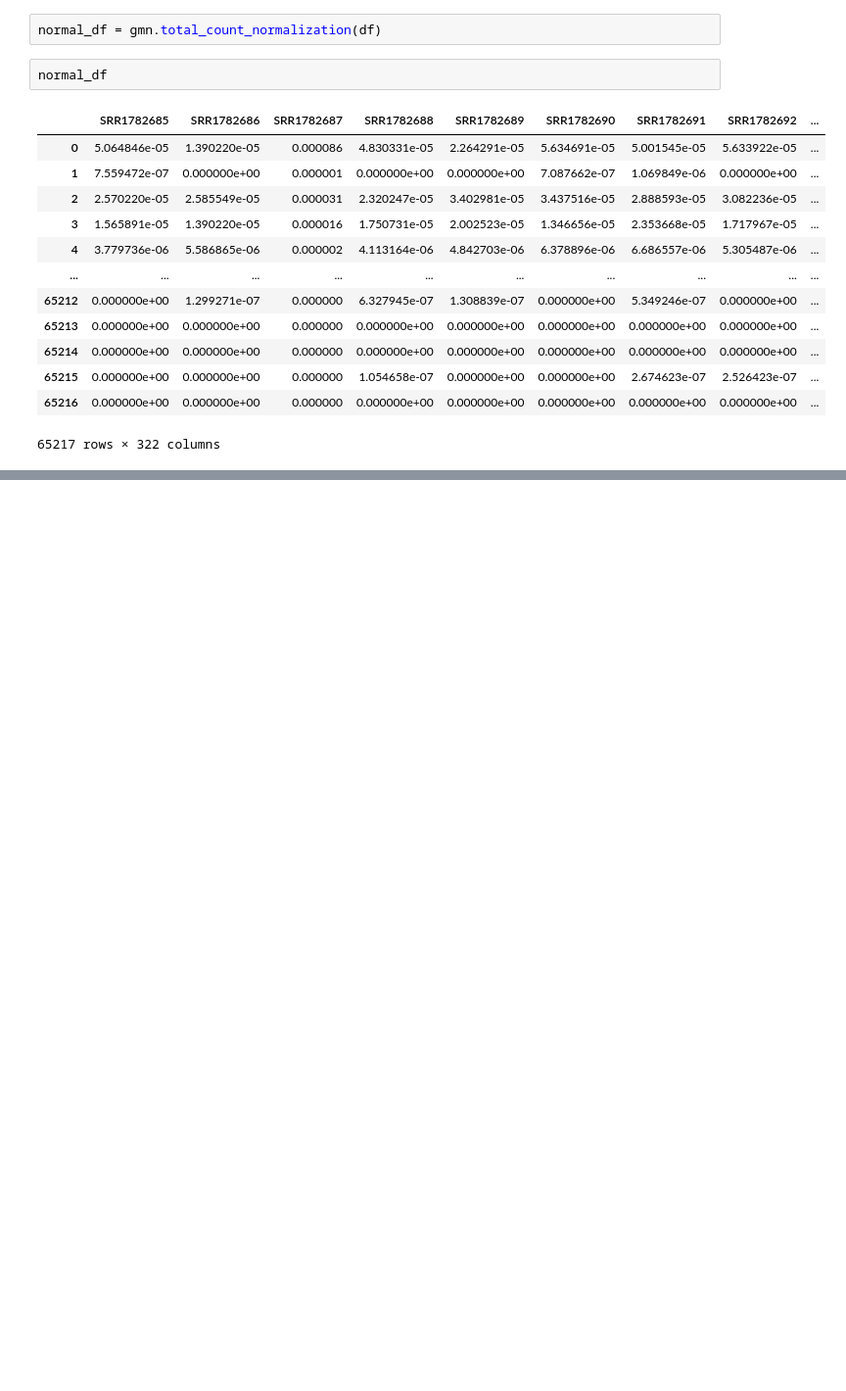
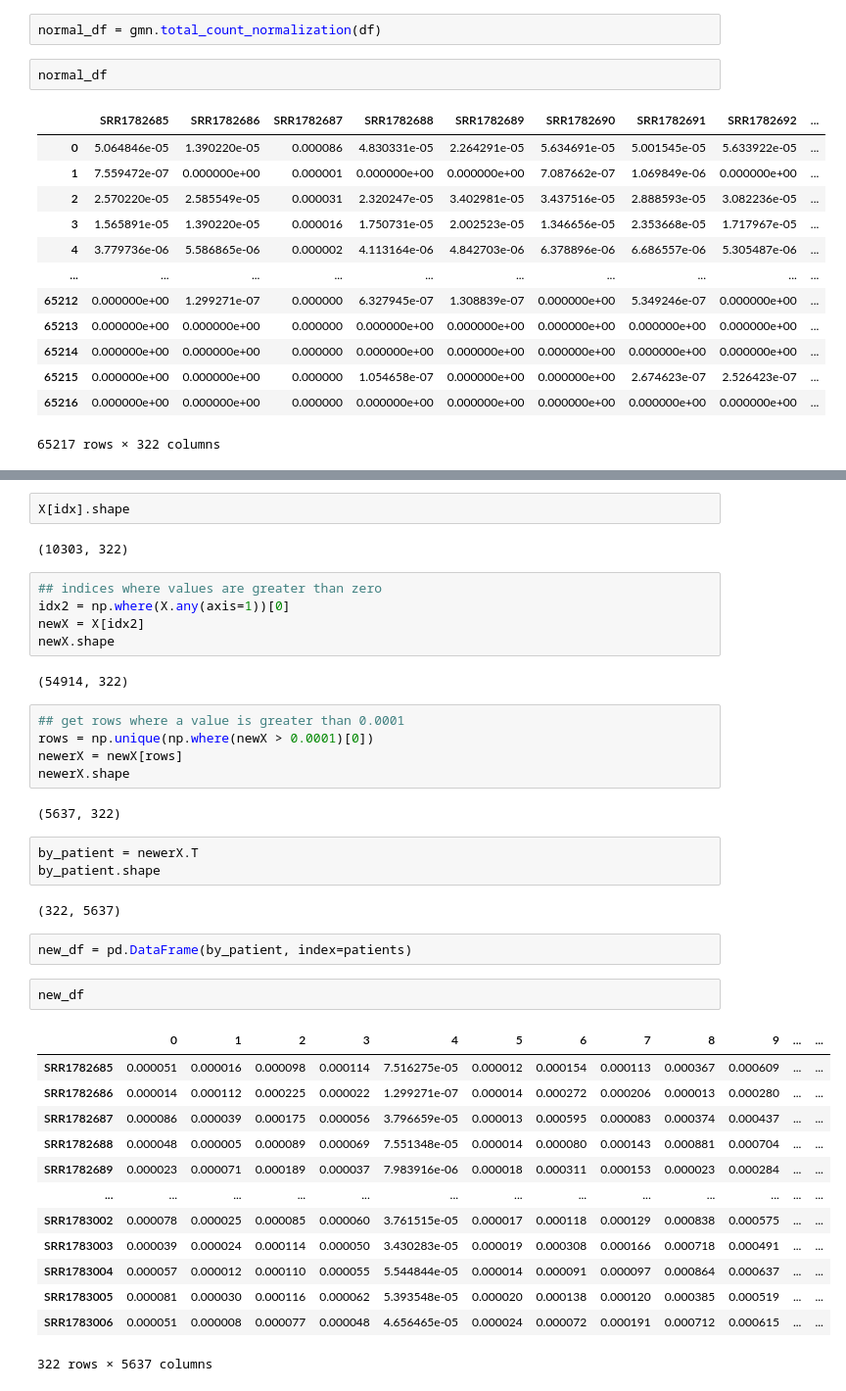
Before and after one commit to mkamineni/6.802Final, a Jupyter notebook: preprocess2.ipynb, the cells around one changed output, grey strips where cells are left out. Shown at 98% size. Cells and saved outputs as stored; diff of their text form; blank space fills up the shorter version.

```diff
--- a/preprocess2.ipynb
+++ b/preprocess2.ipynb
@@ -52,0 +82,41 @@ normal_df
+# %%
+X[idx].shape
+# %% [output]
+(10303, 322)
+# %%
+## indices where values are greater than zero
+idx2 = np.where(X.any(axis=1))[0]
+newX = X[idx2]
+newX.shape
+# %% [output]
+(54914, 322)
+# %%
+## get rows where a value is greater than 0.0001
+rows = np.unique(np.where(newX > 0.0001)[0])
+newerX = newX[rows]
+newerX.shape
+# %% [output]
+(5637, 322)
+# %%
+by_patient = newerX.T
+by_patient.shape
+# %% [output]
+(322, 5637)
+# %%
+new_df = pd.DataFrame(by_patient, index=patients)
+# %%
+new_df
+# %% [output]
+|  | 0 | 1 | 2 | 3 | 4 | 5 | 6 | 7 | 8 | 9 | ... | ... |
+| SRR1782685 | 0.000051 | 0.000016 | 0.000098 | 0.000114 | 7.516275e-05 | 0.000012 | 0.000154 | 0.000113 | 0.000367 | 0.000609 | ... | ... |
+| SRR1782686 | 0.000014 | 0.000112 | 0.000225 | 0.000022 | 1.299271e-07 | 0.000014 | 0.000272 | 0.000206 | 0.000013 | 0.000280 | ... | ... |
+| SRR1782687 | 0.000086 | 0.000039 | 0.000175 | 0.000056 | 3.796659e-05 | 0.000013 | 0.000595 | 0.000083 | 0.000374 | 0.000437 | ... | ... |
+| SRR1782688 | 0.000048 | 0.000005 | 0.000089 | 0.000069 | 7.551348e-05 | 0.000014 | 0.000080 | 0.000143 | 0.000881 | 0.000704 | ... | ... |
+| SRR1782689 | 0.000023 | 0.000071 | 0.000189 | 0.000037 | 7.983916e-06 | 0.000018 | 0.000311 | 0.000153 | 0.000023 | 0.000284 | ... | ... |
+| ... | ... | ... | ... | ... | ... | ... | ... | ... | ... | ... | ... | ... |
+| SRR1783002 | 0.000078 | 0.000025 | 0.000085 | 0.000060 | 3.761515e-05 | 0.000017 | 0.000118 | 0.000129 | 0.000838 | 0.000575 | ... | ... |
+| SRR1783003 | 0.000039 | 0.000024 | 0.000114 | 0.000050 | 3.430283e-05 | 0.000019 | 0.000308 | 0.000166 | 0.000718 | 0.000491 | ... | ... |
+| SRR1783004 | 0.000057 | 0.000012 | 0.000110 | 0.000055 | 5.544844e-05 | 0.000014 | 0.000091 | 0.000097 | 0.000864 | 0.000637 | ... | ... |
+| SRR1783005 | 0.000081 | 0.000030 | 0.000116 | 0.000062 | 5.393548e-05 | 0.000020 | 0.000138 | 0.000120 | 0.000385 | 0.000519 | ... | ... |
+| SRR1783006 | 0.000051 | 0.000008 | 0.000077 | 0.000048 | 4.656465e-05 | 0.000024 | 0.000072 | 0.000191 | 0.000712 | 0.000615 | ... | ... |
+322 rows × 5637 columns
```
Also changed, not shown: parts of 20 cells of this notebook.
